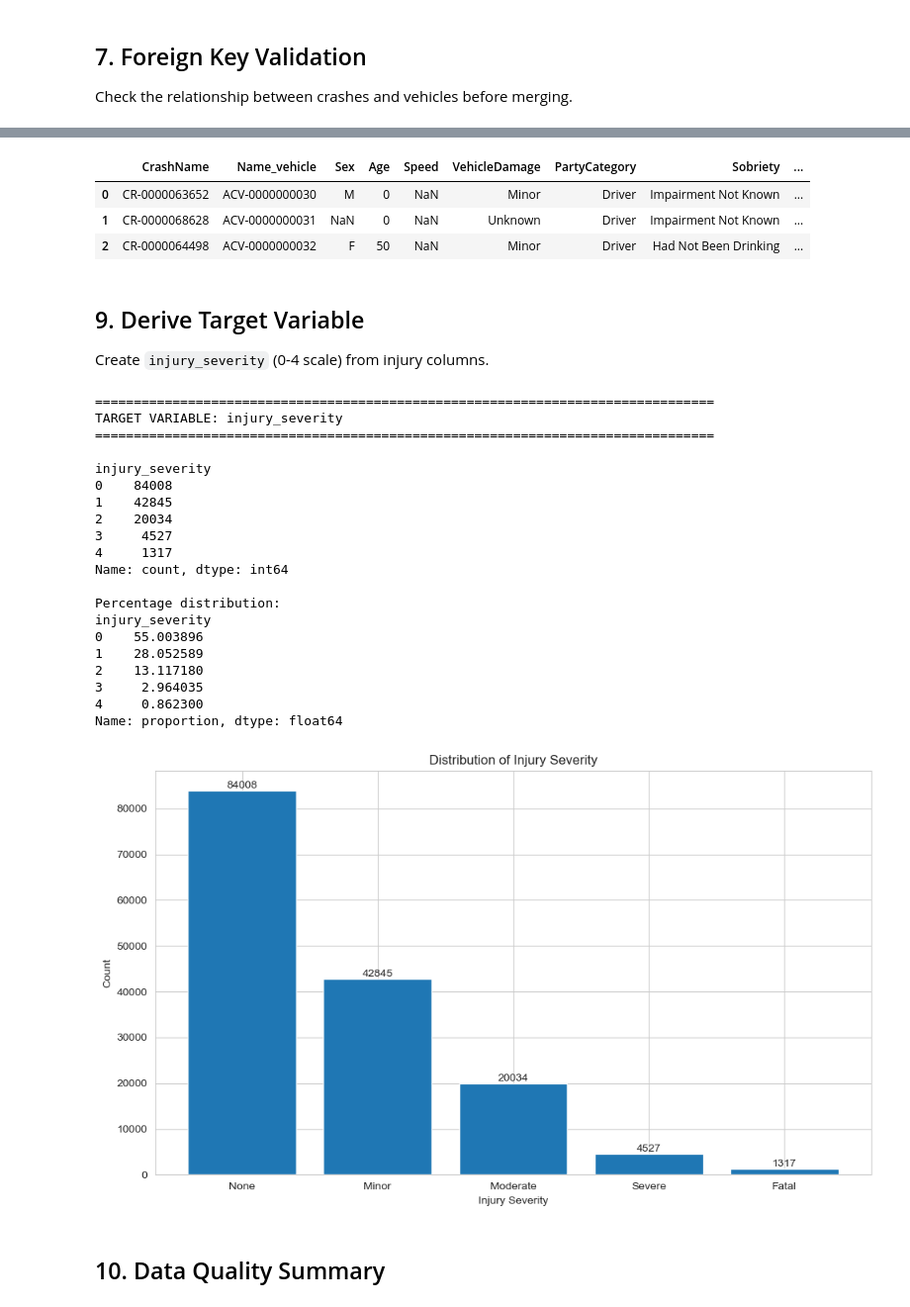
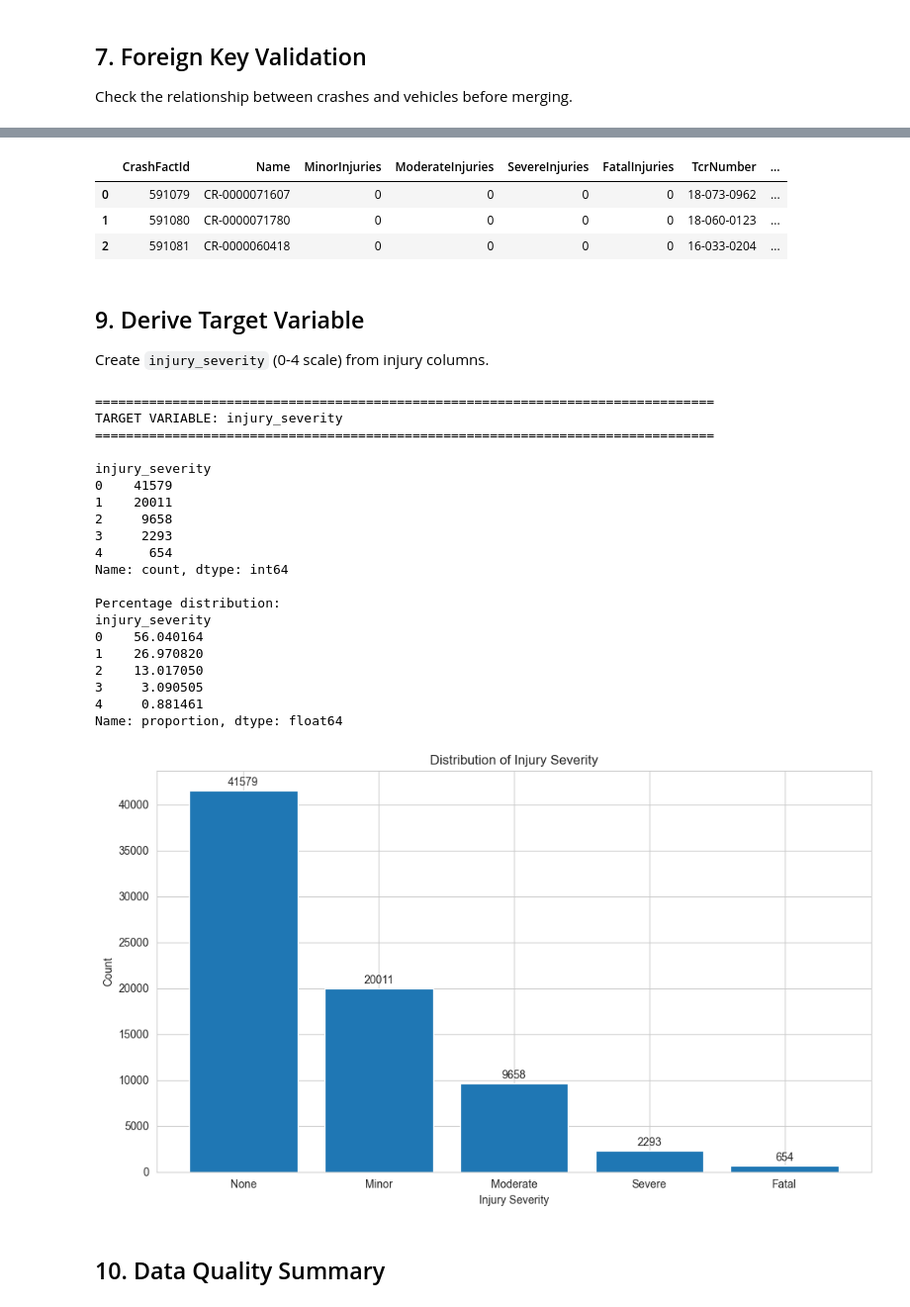
Before and after one commit to eugenelacatis/CMPE255_TrafficCrashSeverityIndicator, a Jupyter notebook: notebooks/01_data_inspection.ipynb, the cells around one changed output, grey strips where cells are left out. Shown at 99% size. Cells and saved outputs as stored; diff of their text form; code cells hidden in the pictures.

Commit message:
Corrected cleaned data to be a one to many vehical to crash rather than duplicate number of crashes per car

```diff
--- a/notebooks/01_data_inspection.ipynb
+++ b/notebooks/01_data_inspection.ipynb
@@ -27,7 +27,7 @@ pd.set_option('display.max_rows', 100)
 
 %matplotlib inline
 # %%
-DATA_RAW = Path('../data/raw')
+DATA_RAW = Path('../data/raw/city')
 DATA_PROCESSED = Path('../data/processed')
 DATA_PROCESSED.mkdir(parents=True, exist_ok=True)
 # %% [markdown]
@@ -686,0 +665,24 @@ Memory usage: 161.07 MB
+# %%
+
+priority = {
+    'Not Applicable': 1,
+    'Had Not Been Drinking': 2,
+    'Had Been Drinking - Not Under Influence': 3,
+    'Impairment Physcial': 4,
+    'Sleepy/Fatigued': 5,
+    'Had Been Drinking - Impairment Not Known': 6,
+    'Had Been Drinking - Under Influence': 7,
+    'Under Drug Influence': 8
+}
+vehicles['Priority'] = vehicles['Sobriety'].map(priority)
+
+max_priority_per_crash = vehicles.groupby('CrashName')['Priority'].max()
+
+priority_to_sobriety = {v: k for k, v in priority.items()}
+
+crash_max_priority = crashes['Name'].map(max_priority_per_crash)
+crashes_sobriety = crashes.copy()
+crashes_sobriety['Sobriety'] = crash_max_priority.map(priority_to_sobriety)
+
+
+crashes_sobriety['Sobriety'].fillna('Impairment Not Known', inplace=True)
@@ -687,10 +702,10 @@ Memory usage: 161.07 MB
 # %%
-merged.head(3)
+crashes_sobriety.head(3)
 # %% [output]
-|  | CrashName | Name_vehicle | Sex | Age | Speed | VehicleDamage | PartyCategory | Sobriety | ... |
-| 0 | CR-0000063652 | ACV-0000000030 | M | 0 | NaN | Minor | Driver | Impairment Not Known | ... |
-| 1 | CR-0000068628 | ACV-0000000031 | NaN | 0 | NaN | Unknown | Driver | Impairment Not Known | ... |
-| 2 | CR-0000064498 | ACV-0000000032 | F | 50 | NaN | Minor | Driver | Had Not Been Drinking | ... |
+|  | CrashFactId | Name | MinorInjuries | ModerateInjuries | SevereInjuries | FatalInjuries | TcrNumber | ... |
+| 0 | 591079 | CR-0000071607 | 0 | 0 | 0 | 0 | 18-073-0962 | ... |
+| 1 | 591080 | CR-0000071780 | 0 | 0 | 0 | 0 | 18-060-0123 | ... |
+| 2 | 591081 | CR-0000060418 | 0 | 0 | 0 | 0 | 16-033-0204 | ... |
 # %% [markdown]
 ## 9. Derive Target Variable
 
@@ -705,60 +720,60 @@ def derive_severity(row):
     3 = Severe injury
     4 = Fatal
     """
-    if pd.notna(row['FatalInjuries_crash']) and row['FatalInjuries_crash'] > 0:
+    if pd.notna(row['FatalInjuries']) and row['FatalInjuries'] > 0:
         return 4
-    elif pd.notna(row['SevereInjuries_crash']) and row['SevereInjuries_crash'] > 0:
+    elif pd.notna(row['SevereInjuries']) and row['SevereInjuries'] > 0:
         return 3
-    elif pd.notna(row['ModerateInjuries_crash']) and row['ModerateInjuries_crash'] > 0:
+    elif pd.notna(row['ModerateInjuries']) and row['ModerateInjuries'] > 0:
         return 2
-    elif pd.notna(row['MinorInjuries_crash']) and row['MinorInjuries_crash'] > 0:
+    elif pd.notna(row['MinorInjuries']) and row['MinorInjuries'] > 0:
         return 1
     else:
         return 0
 
-merged['injury_severity'] = merged.apply(derive_severity, axis=1)
+crashes_sobriety['injury_severity'] = crashes_sobriety.apply(derive_severity, axis=1)
 
 print("=" * 80)
 print("TARGET VARIABLE: injury_severity")
 print("=" * 80)
-print(f"\n{merged['injury_severity'].value_counts().sort_index()}")
+print(f"\n{crashes_sobriety['injury_severity'].value_counts().sort_index()}")
 print(f"\nPercentage distribution:")
-print(merged['injury_severity'].value_counts(normalize=True).sort_index() * 100)
+print(crashes_sobriety['injury_severity'].value_counts(normalize=True).sort_index() * 100)
 # %% [output]
 ================================================================================
 TARGET VARIABLE: injury_severity
 ================================================================================
 
 injury_severity
-0    84008
-1    42845
-2    20034
-3     4527
-4     1317
+0    41579
+1    20011
+2     9658
+3     2293
+4      654
 Name: count, dtype: int64
 
 Percentage distribution:
 injury_severity
-0    55.003896
-1    28.052589
-2    13.117180
-3     2.964035
-4     0.862300
+0    56.040164
+1    26.970820
+2    13.017050
+3     3.090505
+4     0.881461
 Name: proportion, dtype: float64
 # %%
 plt.figure(figsize=(10, 6))
-severity_counts = merged['injury_severity'].value_counts().sort_index()
+severity_counts = crashes_sobriety['injury_severity'].value_counts().sort_index()
 plt.bar(severity_counts.index, severity_counts.values)
 plt.xlabel('Injury Severity')
 plt.ylabel('Count')
 plt.title('Distribution of Injury Severity')
 plt.xticks([0, 1, 2, 3, 4], ['None', 'Minor', 'Moderate', 'Severe', 'Fatal'])
 for i, v in enumerate(severity_counts.values):
     plt.text(i, v + 500, str(v), ha='center')
 plt.tight_layout()
 plt.show()
 # %% [output]
-[figure, old version]
+[figure, new version]
 # %% [markdown]
 ## 10. Data Quality Summary
 # %%
```
Also changed, not shown: parts of 17 cells of this notebook, 3 other files.
